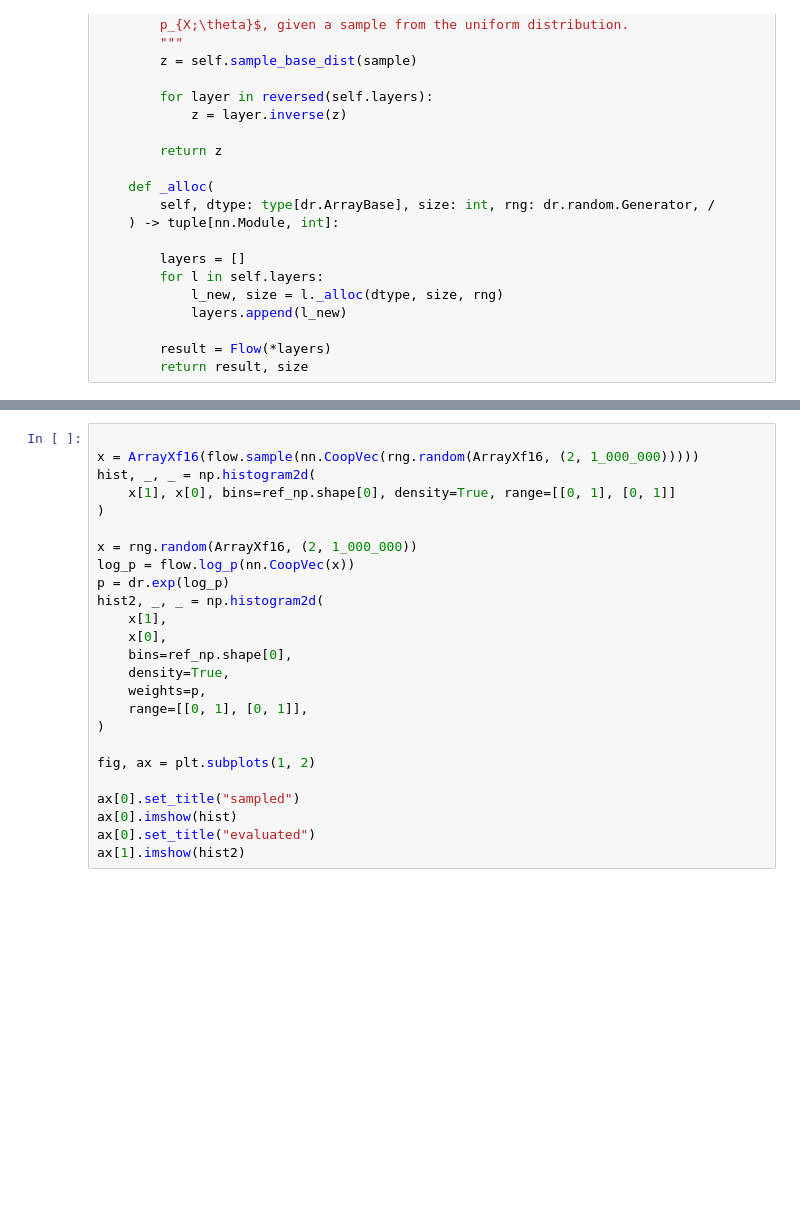
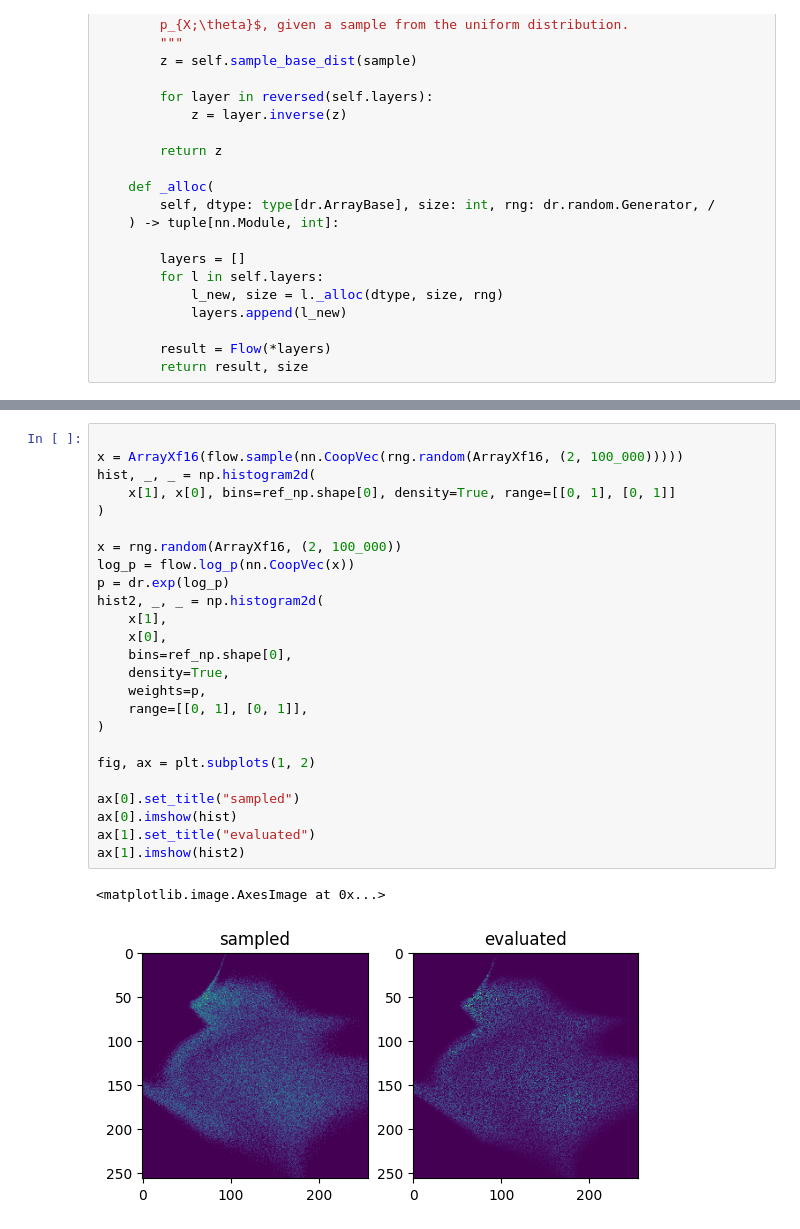
Before and after one commit to DoeringChristian/mitsuba3-experiments, a Jupyter notebook: normflow.ipynb, the cells around one changed output, grey strips where cells are left out. Cells and saved outputs as stored; diff of their text form; blank space fills up the shorter version.

```diff
--- a/normflow.ipynb
+++ b/normflow.ipynb
@@ -312,25 +344,28 @@ plt.xlabel("it")
 # %%
 
-x = ArrayXf16(flow.sample(nn.CoopVec(rng.random(ArrayXf16, (2, 1_000_000)))))
+x = ArrayXf16(flow.sample(nn.CoopVec(rng.random(ArrayXf16, (2, 100_000)))))
 hist, _, _ = np.histogram2d(
     x[1], x[0], bins=ref_np.shape[0], density=True, range=[[0, 1], [0, 1]]
 )
 
-x = rng.random(ArrayXf16, (2, 1_000_000))
+x = rng.random(ArrayXf16, (2, 100_000))
 log_p = flow.log_p(nn.CoopVec(x))
 p = dr.exp(log_p)
 hist2, _, _ = np.histogram2d(
     x[1],
     x[0],
     bins=ref_np.shape[0],
     density=True,
     weights=p,
     range=[[0, 1], [0, 1]],
 )
 
 fig, ax = plt.subplots(1, 2)
 
 ax[0].set_title("sampled")
 ax[0].imshow(hist)
-ax[0].set_title("evaluated")
+ax[1].set_title("evaluated")
 ax[1].imshow(hist2)
+# %% [output]
+<matplotlib.image.AxesImage at 0x...>
+[figure, added]
```
Also changed, not shown: parts of 7 cells of this notebook, 1 other file.
